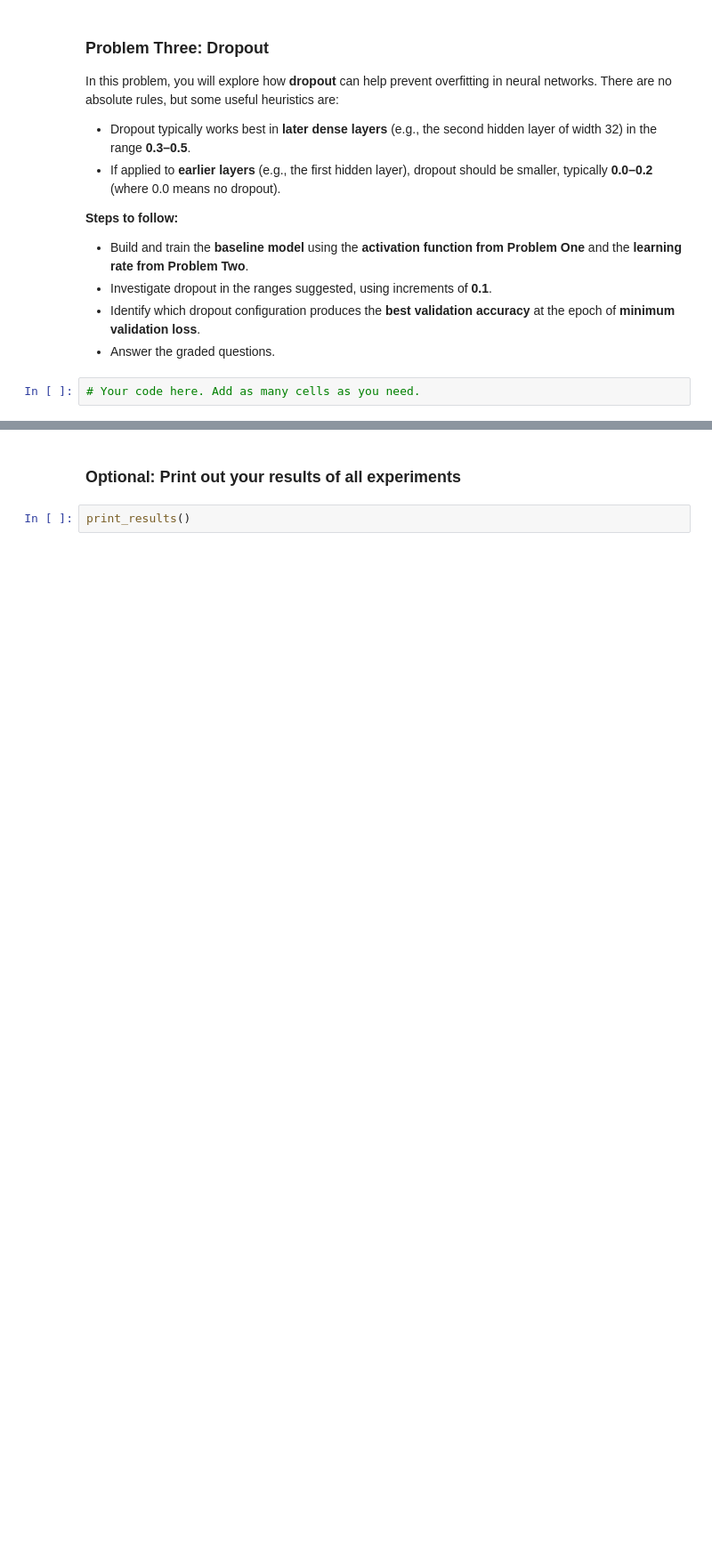
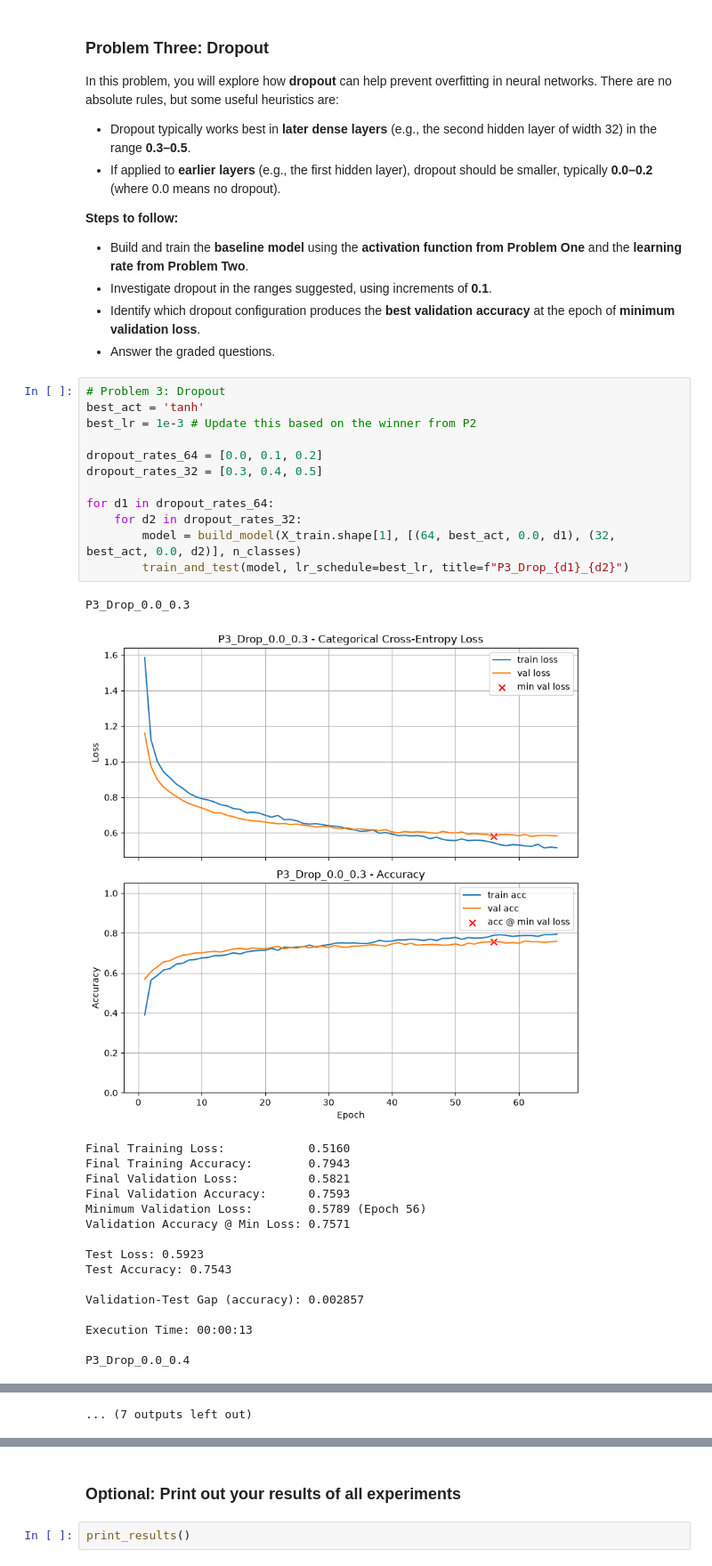
Before and after one commit to yy714x/DX703-Assignments, a Jupyter notebook: Homework_03.ipynb, the cells around one changed output, grey strips where cells are left out. Shown at 89% size. Drawn from its saved outputs; the diff is of its cells as text; blank space fills up the shorter version.

```diff
--- a/Homework_03.ipynb
+++ b/Homework_03.ipynb
@@ -491,4 +640,32 @@ In this problem, you will explore how **dropout** can help prevent overfitting i
 * Identify which dropout configuration produces the **best validation accuracy** at the epoch of **minimum validation loss**.
 * Answer the graded questions.
 # %%
-# Your code here. Add as many cells as you need.
+# Problem 3: Dropout
+best_act = 'tanh'
+best_lr = 1e-3 # Update this based on the winner from P2
+
+dropout_rates_64 = [0.0, 0.1, 0.2]
+dropout_rates_32 = [0.3, 0.4, 0.5]
+
+for d1 in dropout_rates_64:
+    for d2 in dropout_rates_32:
+        model = build_model(X_train.shape[1], [(64, best_act, 0.0, d1), (32, best_act, 0.0, d2)], n_classes)
+        train_and_test(model, lr_schedule=best_lr, title=f"P3_Drop_{d1}_{d2}")
+# %% [output]
+P3_Drop_0.0_0.3
+[figure, added]
+Final Training Loss:            0.5160
+Final Training Accuracy:        0.7943
+Final Validation Loss:          0.5821
+Final Validation Accuracy:      0.7593
+Minimum Validation Loss:        0.5789 (Epoch 56)
+Validation Accuracy @ Min Loss: 0.7571
+
+Test Loss: 0.5923
+Test Accuracy: 0.7543
+
+Validation-Test Gap (accuracy): 0.002857
+
+Execution Time: 00:00:13
+
+P3_Drop_0.0_0.4
@@ -495,3 +737,4 @@ In this problem, you will explore how **dropout** can help prevent overfitting i
+... (7 outputs left out)
 # %%
 # Set a3a to the pair (dropout_rate_64,dropout_rate_32) of dropout rates for the two hidden layers which provided the best
 # validation accuracy at the epoch of minimum validation loss
```
Also changed, not shown: parts of 30 cells of this notebook.
